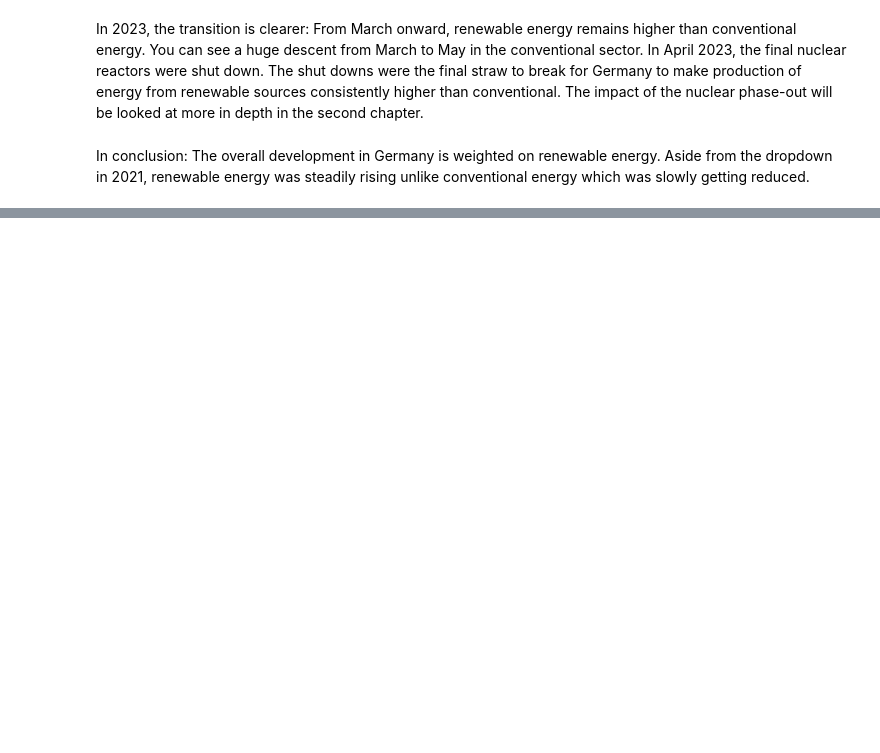
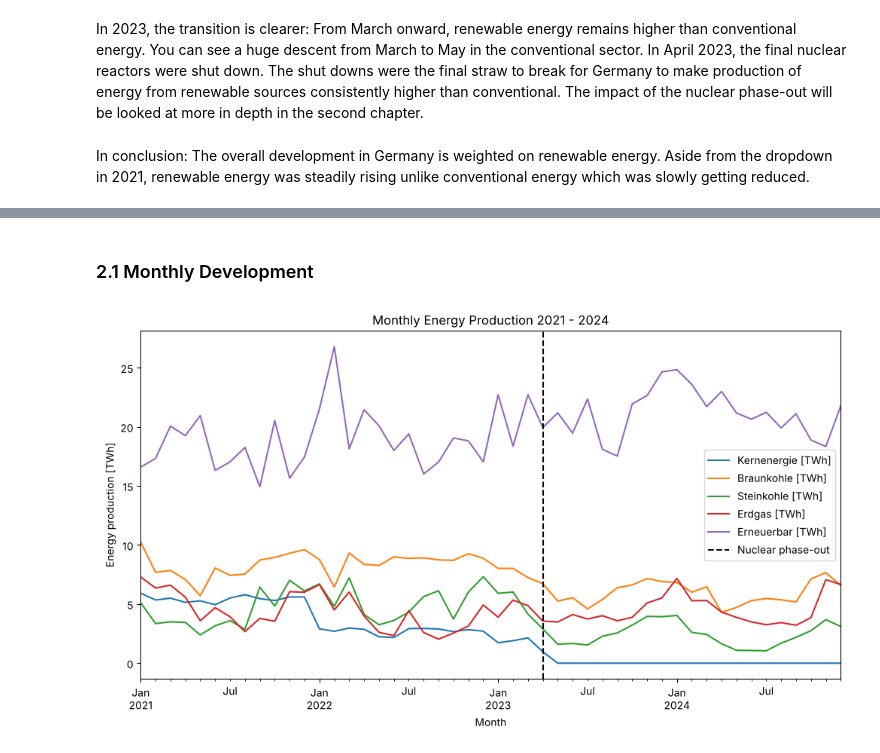
Before and after one commit to Yoem29/Energy-Development-Germany, a Jupyter notebook: notebooks/Analysis.ipynb, the cells around one changed output, grey strips where cells are left out. Drawn from its saved outputs; the diff is of its cells as text; code cells hidden in the pictures; blank space fills up the shorter version.

```diff
--- a/notebooks/Analysis.ipynb
+++ b/notebooks/Analysis.ipynb
@@ -113,0 +123,20 @@ In conclusion: The overall development in Germany is weighted on renewable energ
+# %% [markdown]
+### 2.1 Monthly Development
+# %%
+renewable_columns_twh = [col.replace("[MWh]", "[TWh]") for col in renewable_columns]
+
+df_nuclear = df[(df["Jahr"] >= 2021) & (df["Jahr"] <= 2024)].copy()
+df_nuclear["Datum von"] = pd.to_datetime(df_nuclear["Datum von"])
+df_nuclear["Erneuerbar [TWh]"] = df_nuclear[renewable_columns_twh].sum(axis=1)
+#Date column needs to be converted again, since it is stored as text in the processed csv
+
+plot_columns = ["Kernenergie [TWh]", "Braunkohle [TWh]", "Steinkohle [TWh]", "Erdgas [TWh]", "Erneuerbar [TWh]"]
+
+ax = df_nuclear.set_index("Datum von")[plot_columns].plot(figsize=(12, 6), title="Monthly Energy Production 2021 - 2024")
+ax.axvline(pd.Timestamp("2023-04-15"), color="black", linestyle="--", label="Nuclear phase-out")
+ax.set_xlabel("Month")
+ax.set_ylabel("Energy production [TWh]")
+ax.legend()
+plt.show()
+# %% [output]
+[figure, added]
```
Also changed, not shown: parts of 15 cells of this notebook.
